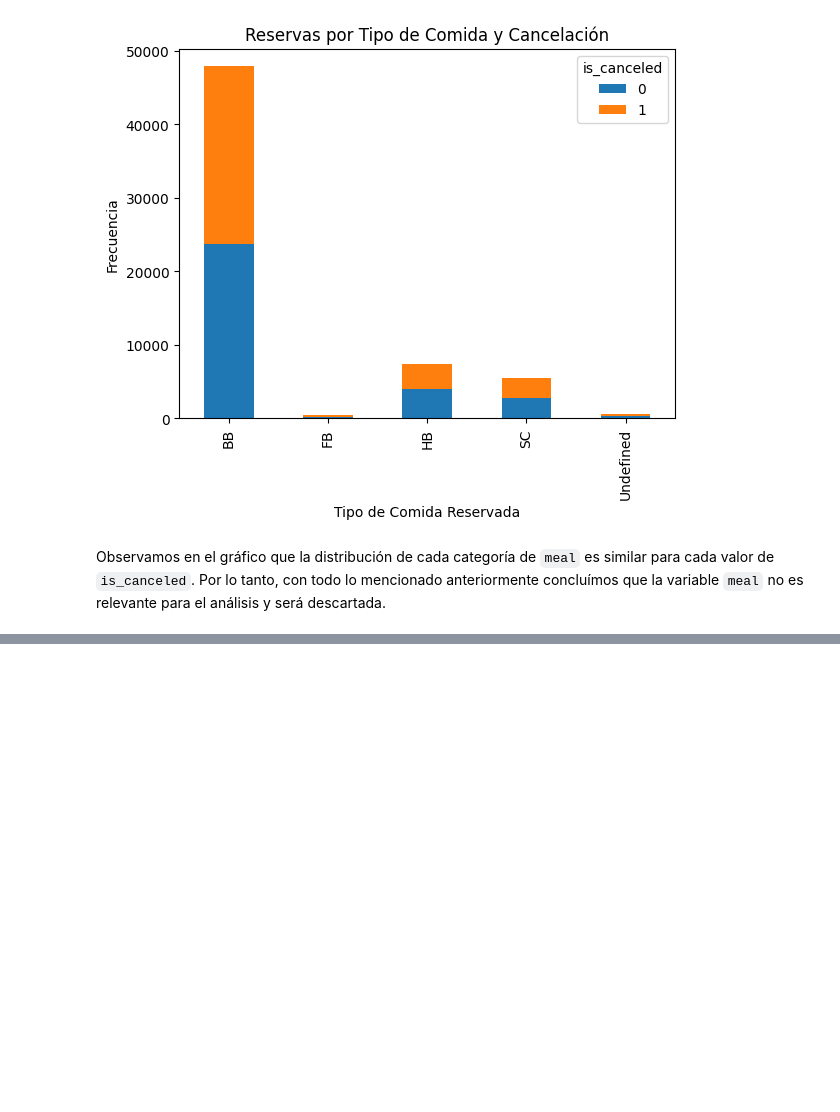
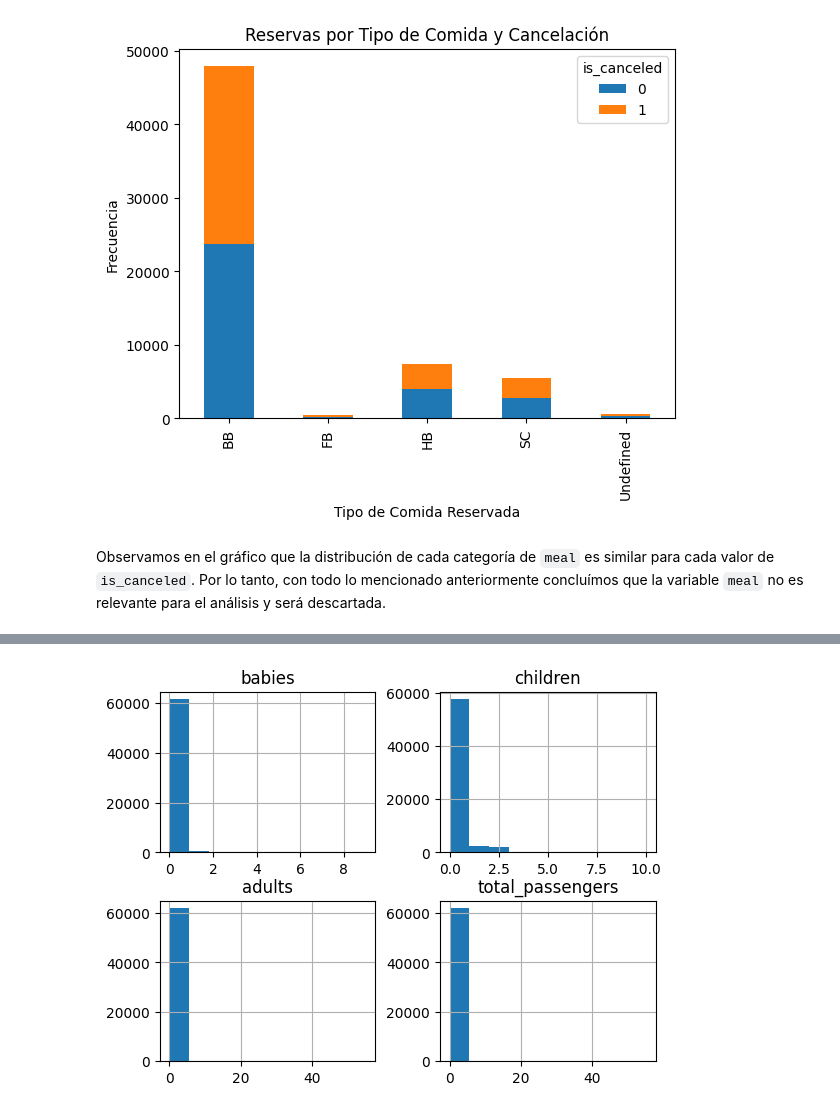
Before and after one commit to mrinkspot/Data-Science-and-Machine-Learning-Projects, a Jupyter notebook: notebook_tp.ipynb, the cells around one changed output, grey strips where cells are left out. Drawn from its saved outputs; the diff is of its cells as text; code cells hidden in the pictures; blank space fills up the shorter version.

```diff
--- a/notebook_tp.ipynb
+++ b/notebook_tp.ipynb
@@ -512,0 +527,4 @@ ds_trabajo = ds_trabajo.drop('meal', axis=1)
+# %%
+ds_trabajo['total_passengers'] = ds_trabajo['babies'] + ds_trabajo['children'] + ds_trabajo['adults']
+
+print(ds_trabajo[['babies', 'children', 'adults', 'total_passengers']].describe())
@@ -512,0 +541,5 @@ ds_trabajo = ds_trabajo.drop('meal', axis=1)
+# %%
+ds_trabajo[['babies', 'children', 'adults', 'total_passengers']].hist(bins=10)
+plt.show()
+# %% [output]
+[figure, added]
```
Also changed, not shown: parts of 4 cells of this notebook.
